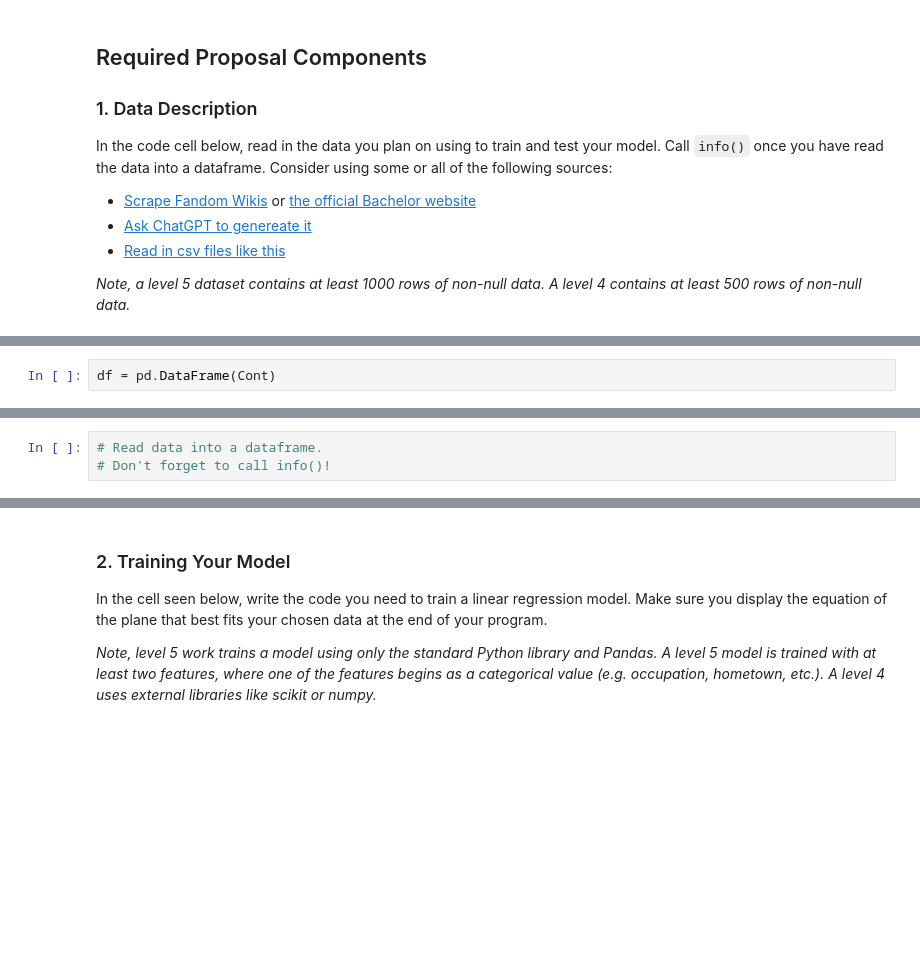
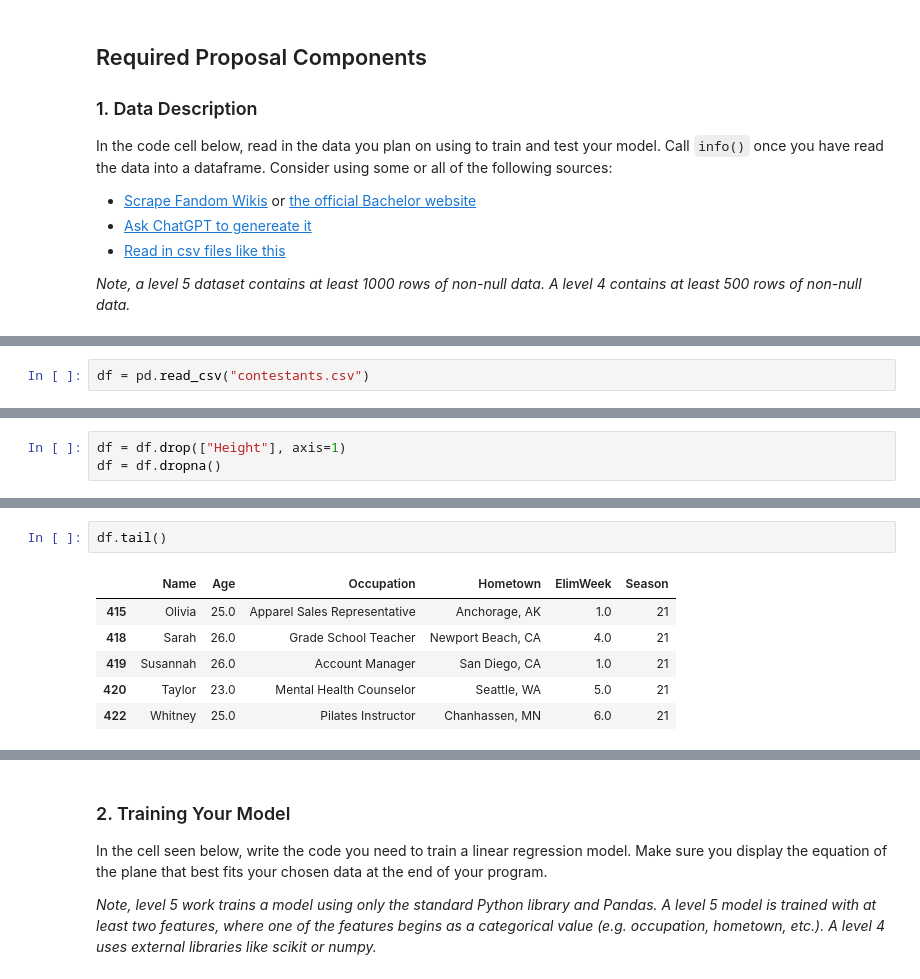
Before and after one commit to CrunchySweet/ML, a Jupyter notebook: Projects/Bachlor/BettingBachlor.ipynb, the cells around one changed output, grey strips where cells are left out. Drawn from its saved outputs; the diff is of its cells as text; blank space fills up the shorter version.

```diff
--- a/Projects/Bachlor/BettingBachlor.ipynb
+++ b/Projects/Bachlor/BettingBachlor.ipynb
@@ -25,0 +28,2 @@ from bs4 import BeautifulSoup
+# %%
+df = pd.read_csv("contestants.csv")
@@ -25,0 +47,3 @@ from bs4 import BeautifulSoup
+# %%
+df = df.drop(["Height"], axis=1)
+df = df.dropna()
@@ -143,5 +287,3 @@ while i <= 7:
                 cursor += 5
     Contesery["Elim Week"].extend(Contest["Con"])
     i += 1
-# %%
-df = pd.DataFrame(Cont)
@@ -185,3 +327,9 @@ Tdf.head()
-# %%
-# Read data into a dataframe.
-# Don't forget to call info()!
+# %%
+df.tail()
+# %% [output]
+|  | Name | Age | Occupation | Hometown | ElimWeek | Season |
+| 415 | Olivia | 25.0 | Apparel Sales Representative | Anchorage, AK | 1.0 | 21 |
+| 418 | Sarah | 26.0 | Grade School Teacher | Newport Beach, CA | 4.0 | 21 |
+| 419 | Susannah | 26.0 | Account Manager | San Diego, CA | 1.0 | 21 |
+| 420 | Taylor | 23.0 | Mental Health Counselor | Seattle, WA | 5.0 | 21 |
+| 422 | Whitney | 25.0 | Pilates Instructor | Chanhassen, MN | 6.0 | 21 |
```
Also changed, not shown: parts of 41 cells of this notebook, 7 other files.
